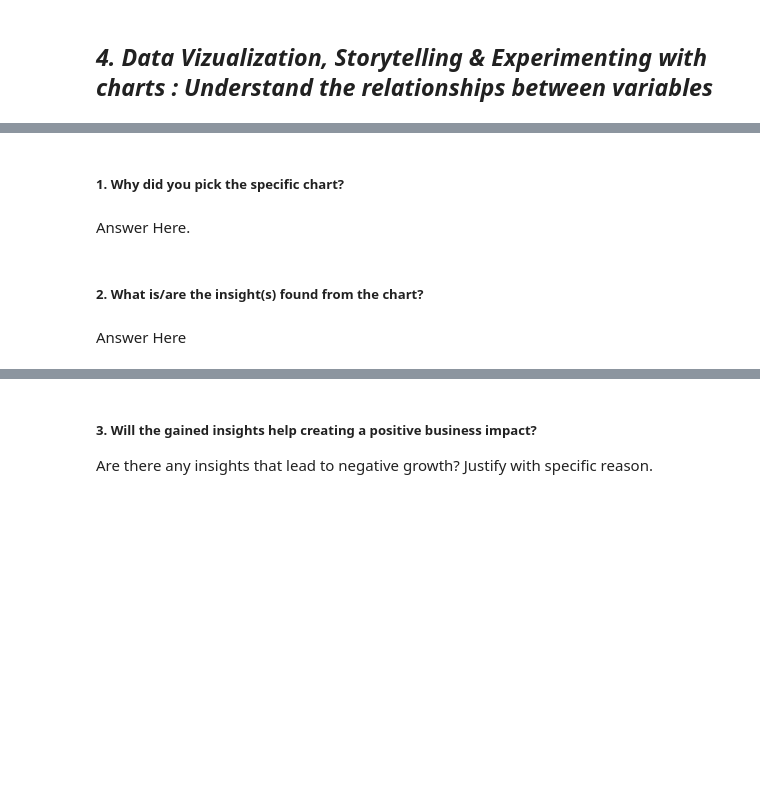
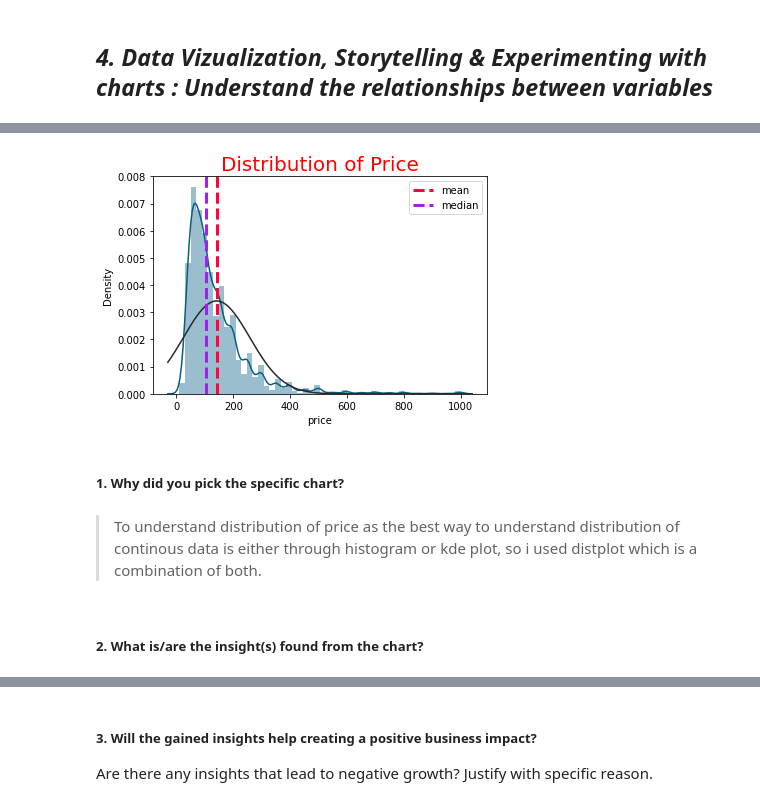
Before and after one commit to abhinav4201/Exploratory-data-analysis-EDA-Airbnb, a Jupyter notebook: Airbnb_Bookings_Analysis_Capstone_Project_1.ipynb, the cells around one changed output, grey strips where cells are left out. Cells and saved outputs as stored; diff of their text form; code cells hidden in the pictures; blank space fills up the shorter version.

```diff
--- a/Airbnb_Bookings_Analysis_Capstone_Project_1.ipynb
+++ b/Airbnb_Bookings_Analysis_Capstone_Project_1.ipynb
@@ -345,8 +353,23 @@ df.head(1)
+# %%
+#price lower than 1000
+price_less_than_1000 = df[df['price'] <= 1000]
+col = 'price'
+sns.distplot(price_less_than_1000[col], color = '#055E85',fit = norm);
+feature = price_less_than_1000[col]
+plt.axvline(feature.mean(), color='#ff033e', linestyle='dashed', linewidth=3,label= 'mean');  #Rose-Red Color indicate mean of data
+plt.axvline(feature.median(), color='#A020F0', linestyle='dashed', linewidth=3,label='median'); #Cyan indicate median of data
+
+plt.legend(bbox_to_anchor = (1.0, 1), loc = 'up')
+# Add a title to the plot with custom font size and color
+plt.title('Distribution of Price', fontsize=20, color='red')
+
+# Show the plot
+plt.show()
+# %% [output]
+[figure, added]
 # %% [markdown]
 ##### 1. Why did you pick the specific chart?
-# %% [markdown]
-Answer Here.
+# %% [markdown]
+> To understand distribution of price as the best way to understand distribution of continous data is either through histogram or kde plot, so i used distplot which is a combination of both.
 # %% [markdown]
 ##### 2. What is/are the insight(s) found from the chart?
-# %% [markdown]
-Answer Here
```
Also changed, not shown: parts of 14 cells of this notebook.
